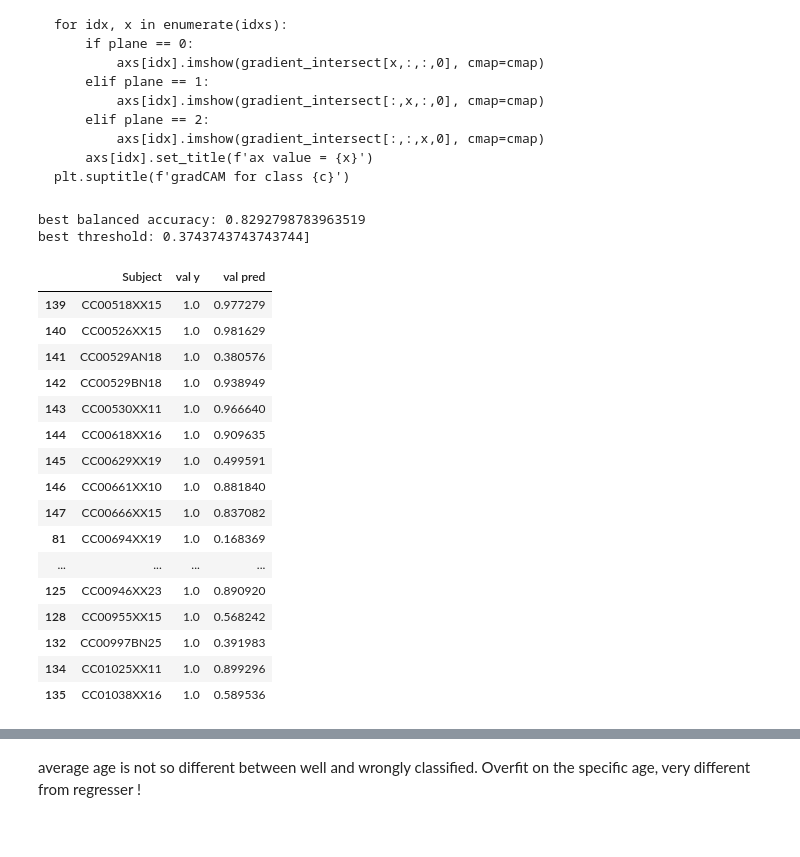
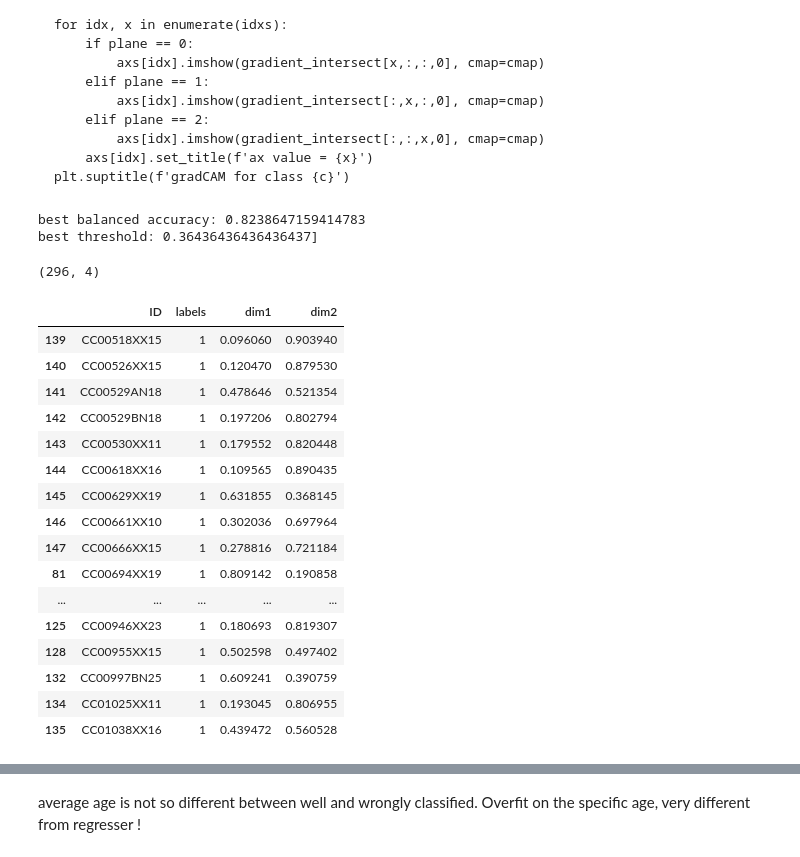
Before and after one commit to neurospin/champollion_V1, a Jupyter notebook: contrastive/notebooks/julien/plot_grad_cam.ipynb, the cells around one changed output, grey strips where cells are left out. Cells and saved outputs as stored; diff of their text form; code cells hidden in the pictures.

Commit message:
Probas added to output in supervised classifier, can be used with gradcam in notebook to select subjects based on predictions

```diff
--- a/contrastive/notebooks/julien/plot_grad_cam.ipynb
+++ b/contrastive/notebooks/julien/plot_grad_cam.ipynb
@@ -15,13 +15,29 @@ from sklearn.metrics import roc_auc_score
 # %%
 # take val data from both folds, being in two separate models
 # because training is done in classifier mode which requires a manual Cross Validation by running the model twice inverting train and val. Here cv=2.
+""""
+dir_models = '/neurospin/dico/jlaval/Runs/01_deep_supervised/Program/Output/'
 models = ['/gradCAM/fold1/', '/gradCAM/fold2/']
+results = ['STs_dHCP_374_supervised_results','STs_dHCP_374_supervised_results']
+pred = 'val_predictions.csv'
+
+val_y = 'val_y'
+val_pred = 'val_pred'
+"""
+dir_models = '/neurospin/dico/jlaval/Runs/02_STS_babies/Program/Output/'
+models = ['linear_classification/ukb_1_fold1', 'linear_classification/ukb_1_fold2']
+results = ['dHCP_fold1_supervised_results', 'dHCP_fold2_supervised_results']
+pred = 'outputs/val_probas.csv'
+
+val_y = 'labels'
+val_pred = 'dim2'
+
 # be careful to run each supervised_pipeline.py with the right train / val config. need to change the config for both runs...
 # val must be val and not train if inverted for training ..
 
 gradients_dict_list = []
-for model in models:
-    with open(f'/neurospin/dico/jlaval/Runs/01_deep_supervised/Program/Output/{model}/STs_dHCP_374_supervised_results/attributions.pkl', 'rb') as f:
+for model, result in zip(models, results):
+    with open(f'{dir_models}/{model}/{result}/attributions.pkl', 'rb') as f:
         gradients_dict = pickle.load(f)
     gradients_dict = gradients_dict['val']
     print(gradients_dict['0'].keys())
@@ -93,39 +109,50 @@ for c in classes:
 # 1 = preterm
 # but inverted in predictions ? Closer to 1 = fullterm
 predictions_list = []
-for model in models:
-    predictions = pd.read_csv(f'/neurospin/dico/jlaval/Runs/01_deep_supervised/Program/Output/{model}/STs_dHCP_374_supervised_results/val_predictions.csv')
+for model, result in zip(models, results):
+    predictions = pd.read_csv(f'{dir_models}/{model}/{result}/{pred}')
     predictions_list.append(predictions)
 predictions = pd.concat(predictions_list)
 
 # first find good threshold
 # optimize balanced accuracy
 thresholds = np.linspace(0,1,1000)
-accuracies = [balanced_accuracy_score(predictions['val y'], predictions['val pred'] > threshold) for threshold in thresholds]
+#accuracies = [balanced_accuracy_score(predictions['val y'], predictions['val pred'] > threshold) for threshold in thresholds]
+#print(f'best balanced accuracy: {max(accuracies)} \nbest threshold: {thresholds[np.argmax(accuracies)]}]')
+# predictions using this threshold
+#preds = (predictions['val pred'] > thresholds[np.argmax(accuracies)])
+
+
+## is it dim1 or dim2 ???
+accuracies = [balanced_accuracy_score(predictions[val_y], predictions[val_pred] > threshold) for threshold in thresholds]
 print(f'best balanced accuracy: {max(accuracies)} \nbest threshold: {thresholds[np.argmax(accuracies)]}]')
 # predictions using this threshold
-preds = (predictions['val pred'] > thresholds[np.argmax(accuracies)])
+preds = (predictions[val_pred] > thresholds[np.argmax(accuracies)])
 # %% [output]
-best balanced accuracy: 0.8292798783963519
-best threshold: 0.3743743743743744]
+best balanced accuracy: 0.8238647159414783
+best threshold: 0.36436436436436437]
+# %%
+predictions.shape
+# %% [output]
+(296, 4)
 # %%
-predictions[predictions['val y']==True]
+predictions[predictions[val_y]==True]
 # %% [output]
-|  | Subject | val y | val pred |
-| 139 | CC00518XX15 | 1.0 | 0.977279 |
-| 140 | CC00526XX15 | 1.0 | 0.981629 |
-| 141 | CC00529AN18 | 1.0 | 0.380576 |
-| 142 | CC00529BN18 | 1.0 | 0.938949 |
-| 143 | CC00530XX11 | 1.0 | 0.966640 |
-| 144 | CC00618XX16 | 1.0 | 0.909635 |
-| 145 | CC00629XX19 | 1.0 | 0.499591 |
-| 146 | CC00661XX10 | 1.0 | 0.881840 |
-| 147 | CC00666XX15 | 1.0 | 0.837082 |
-| 81 | CC00694XX19 | 1.0 | 0.168369 |
-| ... | ... | ... | ... |
-| 125 | CC00946XX23 | 1.0 | 0.890920 |
-| 128 | CC00955XX15 | 1.0 | 0.568242 |
-| 132 | CC00997BN25 | 1.0 | 0.391983 |
-| 134 | CC01025XX11 | 1.0 | 0.899296 |
-| 135 | CC01038XX16 | 1.0 | 0.589536 |
+|  | ID | labels | dim1 | dim2 |
+| 139 | CC00518XX15 | 1 | 0.096060 | 0.903940 |
+| 140 | CC00526XX15 | 1 | 0.120470 | 0.879530 |
+| 141 | CC00529AN18 | 1 | 0.478646 | 0.521354 |
+| 142 | CC00529BN18 | 1 | 0.197206 | 0.802794 |
+| 143 | CC00530XX11 | 1 | 0.179552 | 0.820448 |
+| 144 | CC00618XX16 | 1 | 0.109565 | 0.890435 |
+| 145 | CC00629XX19 | 1 | 0.631855 | 0.368145 |
+| 146 | CC00661XX10 | 1 | 0.302036 | 0.697964 |
+| 147 | CC00666XX15 | 1 | 0.278816 | 0.721184 |
+| 81 | CC00694XX19 | 1 | 0.809142 | 0.190858 |
+| ... | ... | ... | ... | ... |
+| 125 | CC00946XX23 | 1 | 0.180693 | 0.819307 |
+| 128 | CC00955XX15 | 1 | 0.502598 | 0.497402 |
+| 132 | CC00997BN25 | 1 | 0.609241 | 0.390759 |
+| 134 | CC01025XX11 | 1 | 0.193045 | 0.806955 |
+| 135 | CC01038XX16 | 1 | 0.439472 | 0.560528 |
 # %%
```
Also changed, not shown: parts of 19 cells of this notebook, 1 other file.
